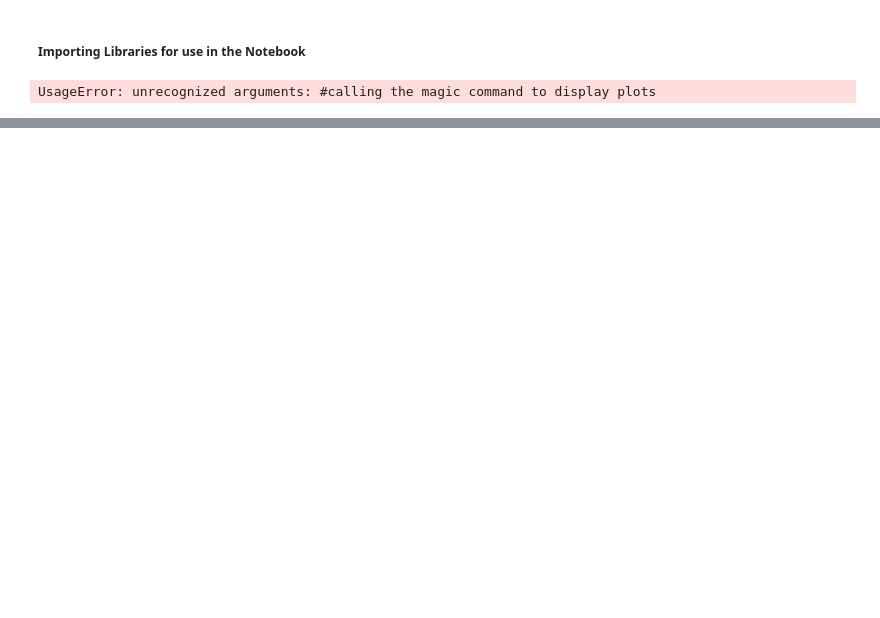
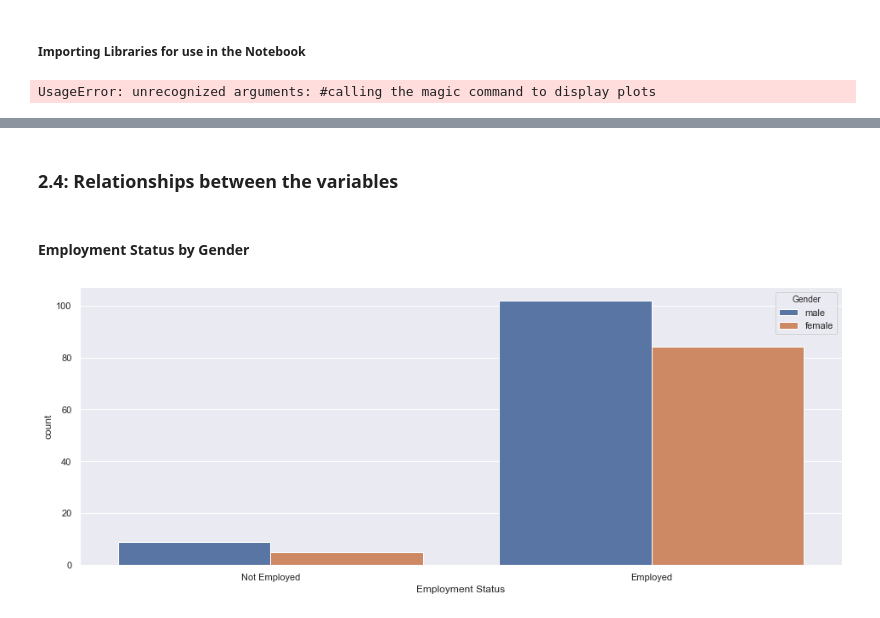
Before and after one commit to martinaobrien/GMIT-Programme-for-Data-Analysis-Project---Simulation, a Jupyter notebook: GMIT-Programme-for-Data-Analysis-Project---Simulation.ipynb, the cells around one changed output, grey strips where cells are left out. Drawn from its saved outputs; the diff is of its cells as text; code cells hidden in the pictures; blank space fills up the shorter version.

```diff
--- a/GMIT-Programme-for-Data-Analysis-Project---Simulation.ipynb
+++ b/GMIT-Programme-for-Data-Analysis-Project---Simulation.ipynb
@@ -171,10 +250,11 @@ plt.show()
-# %%
-sns.set(rc={"figure.figsize": (10, 4)})
-ax = sns.countplot(x ='Gender', data = education_level_df
-plt.title("Breakdown of Gender") # Title for the graph
-plt.xlabel("Gender") # X-Axis labelling
-plt.ylabel("Number of People") # Y-Axis labelling
-plt.show()
+# %% [markdown]
+<a id='section2.4'></a>
+### 2.4: Relationships between the variables
+# %% [markdown]
+#### Employment Status by Gender
 # %%
-sns.countplot("Employment Status", hue='Gender', data= merged_df)
+sns.set(rc={"figure.figsize": (16, 6)})
+sns.countplot("Employment Status", hue='Gender', data= merged_df )
 sns.set_palette("pastel")
+# %% [output]
+[figure, added]
```
Also changed, not shown: parts of 51 cells of this notebook.
